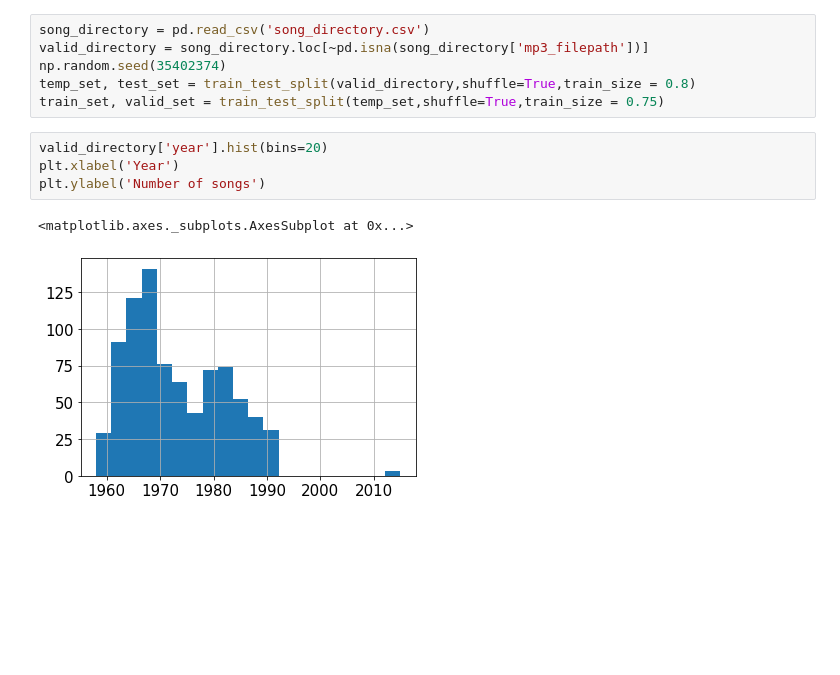
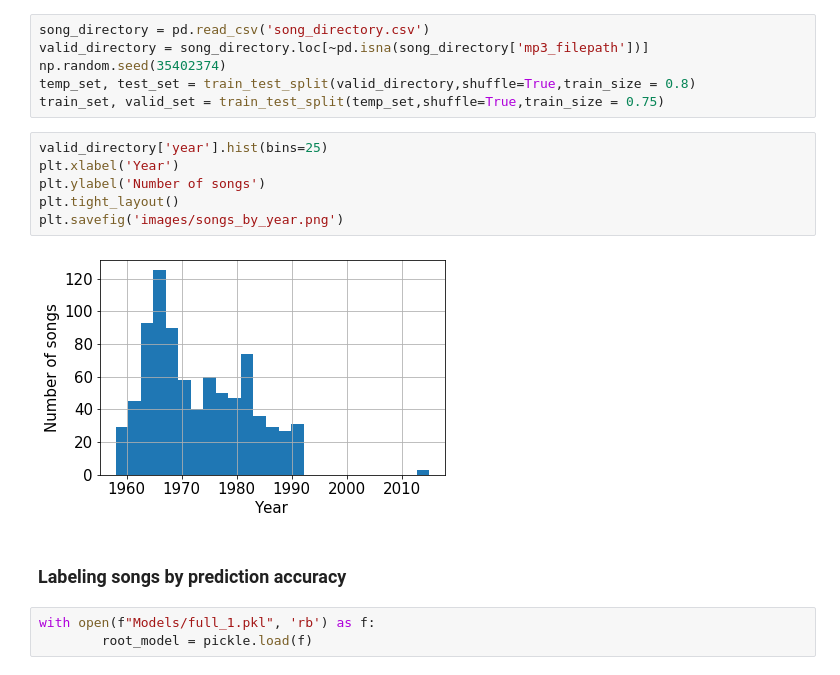
Before and after one commit to tristanlmiller/auto-guitar-tabs, a Jupyter notebook: Logistic Regression model.ipynb, the cells around one changed output. Saved outputs shown, nothing was run; the diff lists cells and outputs as text; blank space fills up the shorter version.

```diff
--- a/Logistic Regression model.ipynb
+++ b/Logistic Regression model.ipynb
@@ -658,9 +658,15 @@ np.random.seed(35402374)
 temp_set, test_set = train_test_split(valid_directory,shuffle=True,train_size = 0.8)
 train_set, valid_set = train_test_split(temp_set,shuffle=True,train_size = 0.75)
 # %%
-valid_directory['year'].hist(bins=20)
+valid_directory['year'].hist(bins=25)
 plt.xlabel('Year')
 plt.ylabel('Number of songs')
+plt.tight_layout()
+plt.savefig('images/songs_by_year.png')
 # %% [output]
-<matplotlib.axes._subplots.AxesSubplot at 0x...>
-[figure, old version]
+[figure, new version]
+# %% [markdown]
+### Labeling songs by prediction accuracy
+# %%
+with open(f"Models/full_1.pkl", 'rb') as f:
+        root_model = pickle.load(f)
```
Also changed, not shown: parts of 18 cells of this notebook, 1 other file.
